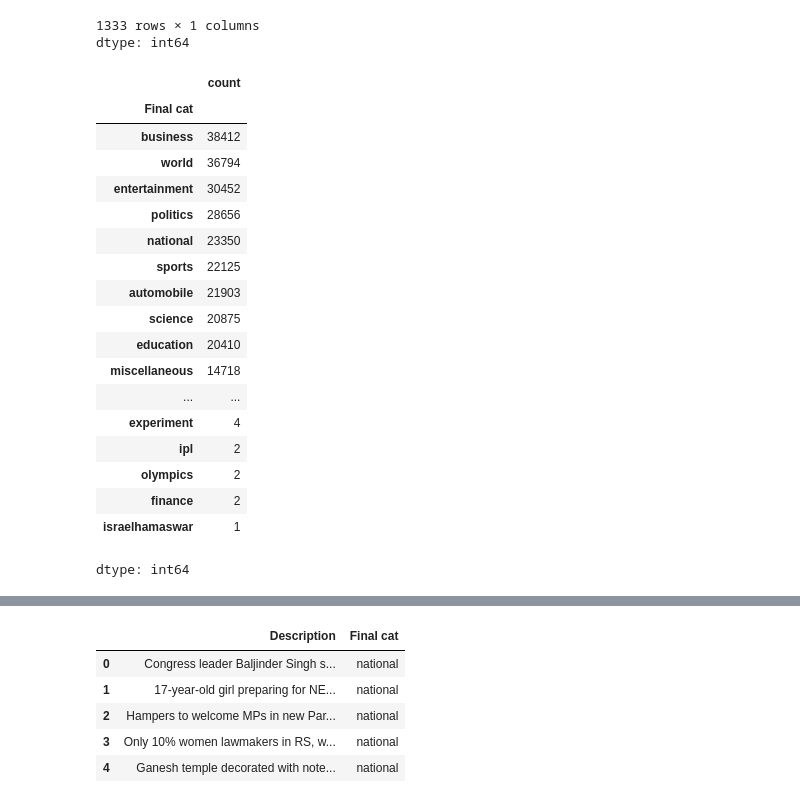
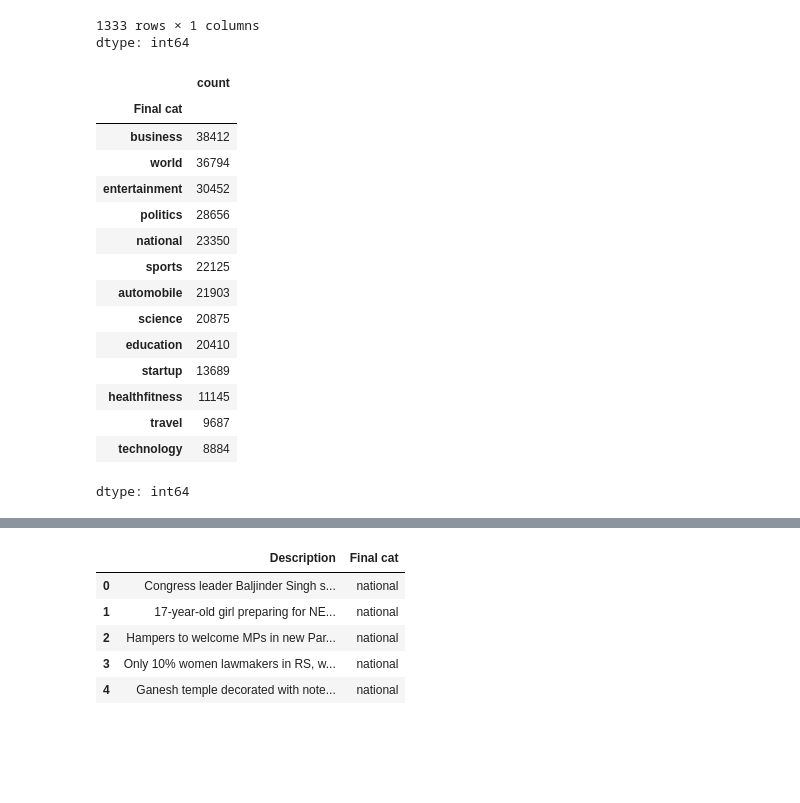
Before and after one commit to Karthik5412/News-Categorizer-Nlp-Model, a Jupyter notebook: notebook.ipynb, the cells around one changed output, grey strips where cells are left out. Drawn from its saved outputs; the diff is of its cells as text; code cells hidden in the pictures; blank space fills up the shorter version.

```diff
--- a/notebook.ipynb
+++ b/notebook.ipynb
@@ -52,39 +52,37 @@ dtype: int64
 # %%
 needed_cols = ['business', 'world', 'entertainment', 'politics', 'automobile', 'national','science', 'sports','education',
                'startup','healthfitness','technology', 'travel','fasion']
 
 def refeared_final (x):
     if x[0] in needed_cols:
         return x[0]
     else :
         for i in x:
             if i in (needed_cols) :
                 return i
         else :
-            return i
+            return ''
 
 
 df['Final cat'] = df['News Categories'].apply(refeared_final)
+df = df[df['Final cat'] != '']
 df['Final cat'].value_counts()
 # %% [output]
 |  | count |
 | Final cat |  |
 | business | 38412 |
 | world | 36794 |
 | entertainment | 30452 |
 | politics | 28656 |
 | national | 23350 |
 | sports | 22125 |
 | automobile | 21903 |
 | science | 20875 |
 | education | 20410 |
-| miscellaneous | 14718 |
-| ... | ... |
-| experiment | 4 |
-| ipl | 2 |
-| olympics | 2 |
-| finance | 2 |
-| israelhamaswar | 1 |
+| startup | 13689 |
+| healthfitness | 11145 |
+| travel | 9687 |
+| technology | 8884 |
 dtype: int64
 # %%
 df[df['Final cat'] == 'miscellaneous']
```
Also changed, not shown: parts of 13 cells of this notebook.
